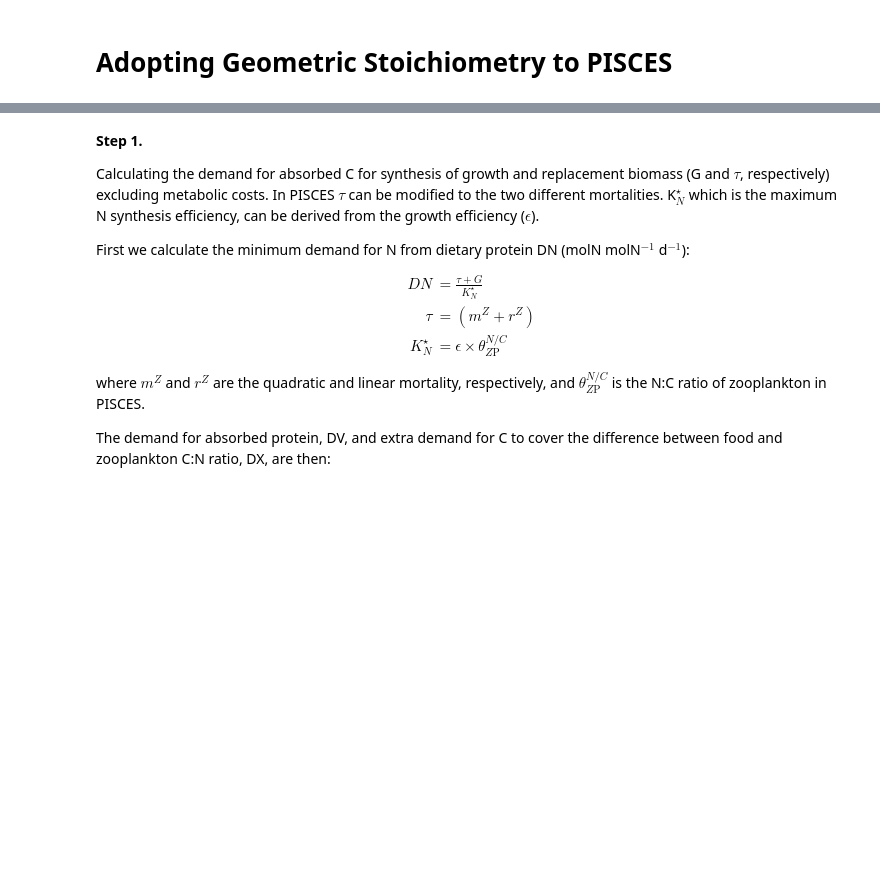
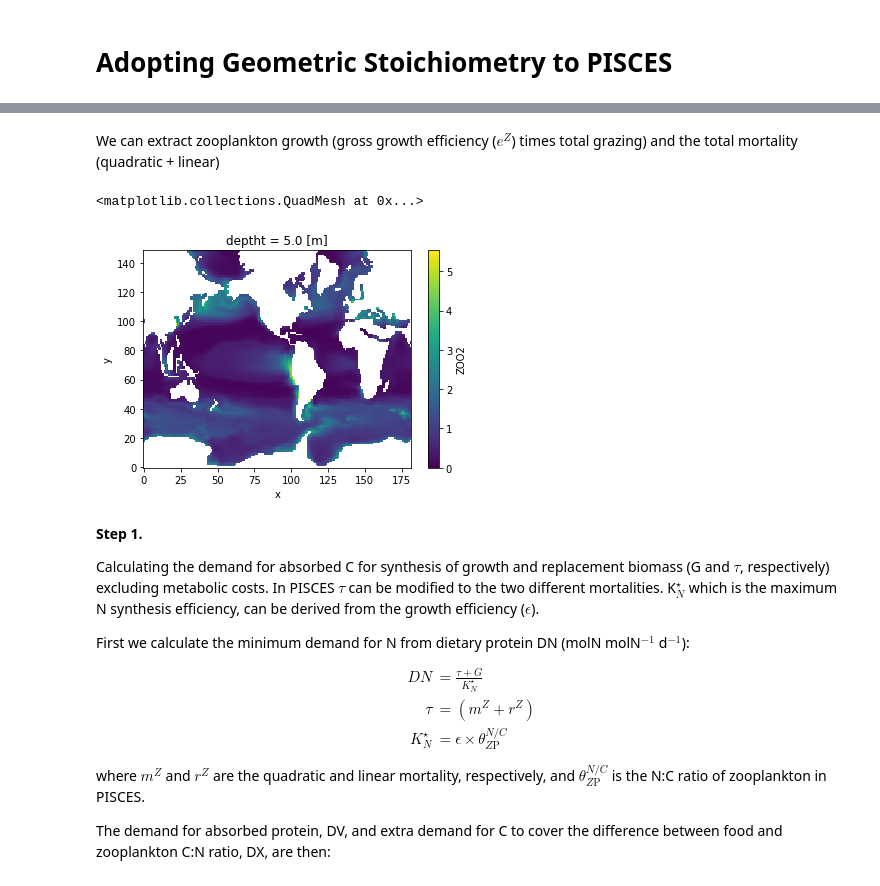
Before and after one commit to primanug/pisces_cqwiz, a Jupyter notebook: carbsetprotein.ipynb, the cells around one changed output, grey strips where cells are left out. Saved outputs shown, nothing was run; the diff lists cells and outputs as text; code cells hidden in the pictures; blank space fills up the shorter version.

```diff
--- a/carbsetprotein.ipynb
+++ b/carbsetprotein.ipynb
@@ -31,11 +53,28 @@ thetaZP = 1/no3rat3 # Zoo C:N ratio from PISCES
+# %% [markdown]
+We can extract zooplankton growth (gross growth efficiency ($e^Z$) times total grazing) and the total mortality (quadratic + linear)
 # %%
 # extract zooplankton growth
-g_meso= diad['GROZ2'].isel(deptht=1) *86400
-g_micr= diad['GROZ1'].isel(deptht=1) *86400
+g_meso= diad['GROZ2'].isel(deptht=0) *86400
+g_micr= diad['GROZ1'].isel(deptht=0) *86400
+# extract zooplankton gross growth efficiency
+gge_meso= diad['GGEZ2'].isel(deptht=0)
+gge_micr= diad['GGEZ1'].isel(deptht=0)
 
 # extract mortalities (for turnover rate?)
-mortme= diad['TAUZ2'].isel(deptht=1) *86400
-mortmi= diad['TAUZ1'].isel(deptht=1) *86400
+mortme= diad['TAUZ2'].isel(deptht=0) *86400
+mortmi= diad['TAUZ1'].isel(deptht=0) *86400
+
+meso= ptrc['ZOO2'].isel(deptht=0)
+meso= meso.mean('time_counter')
+micro= ptrc['ZOO'].isel(deptht=0)
+micro= micro.mean('time_counter')
+
+mesoa= meso*xi1*0.1
+
+meso.plot(vmin=0)
+# %% [output]
+<matplotlib.collections.QuadMesh at 0x...>
+[figure, added]
 # %% [markdown]
 **Step 1.**
 
```
Also changed, not shown: parts of 5 cells of this notebook.
